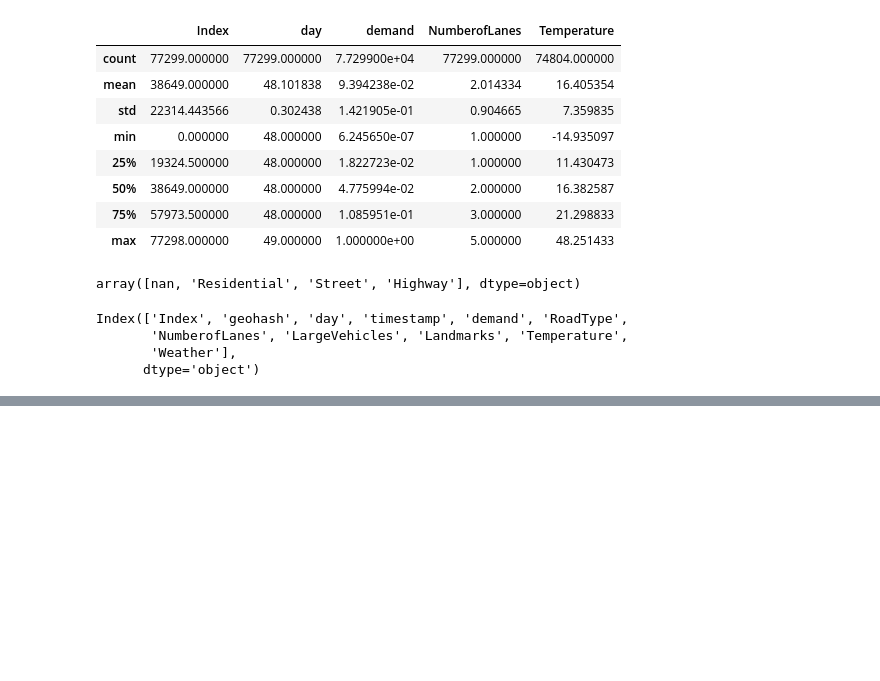
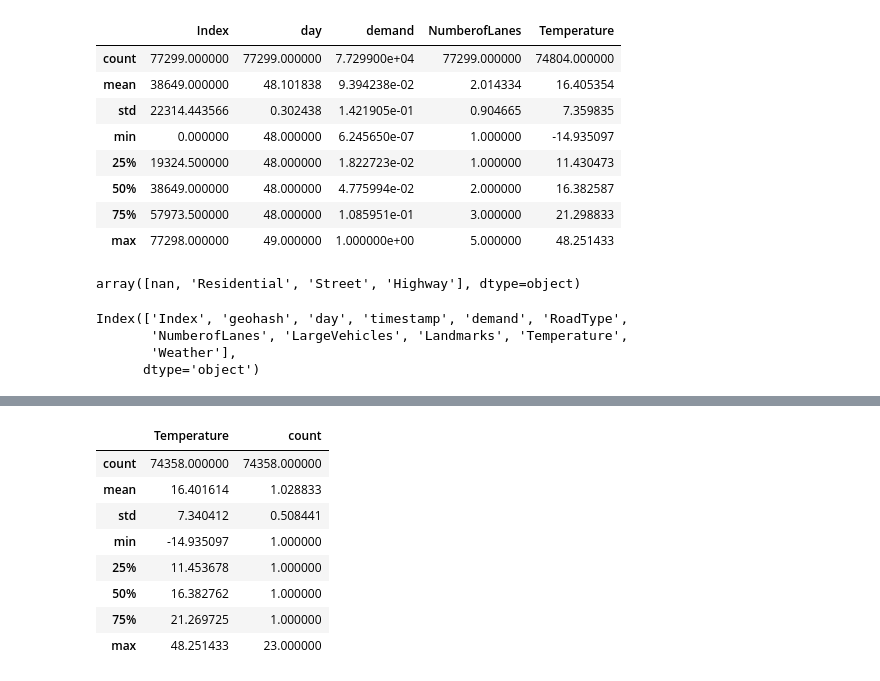
Before and after one commit to GuptaNidhish/GridLock-Challenge, a Jupyter notebook: notebooks/EDA.ipynb, the cells around one changed output, grey strips where cells are left out. Saved outputs shown, nothing was run; the diff lists cells and outputs as text; code cells hidden in the pictures; blank space fills up the shorter version.

```diff
--- a/notebooks/EDA.ipynb
+++ b/notebooks/EDA.ipynb
@@ -77,0 +146,12 @@ Index(['Index', 'geohash', 'day', 'timestamp', 'demand', 'RoadType',
+# %%
+df.describe()
+# %% [output]
+|  | Temperature | count |
+| count | 74358.000000 | 74358.000000 |
+| mean | 16.401614 | 1.028833 |
+| std | 7.340412 | 0.508441 |
+| min | -14.935097 | 1.000000 |
+| 25% | 11.453678 | 1.000000 |
+| 50% | 16.382762 | 1.000000 |
+| 75% | 21.269725 | 1.000000 |
+| max | 48.251433 | 23.000000 |
```
Also changed, not shown: parts of 14 cells of this notebook.
